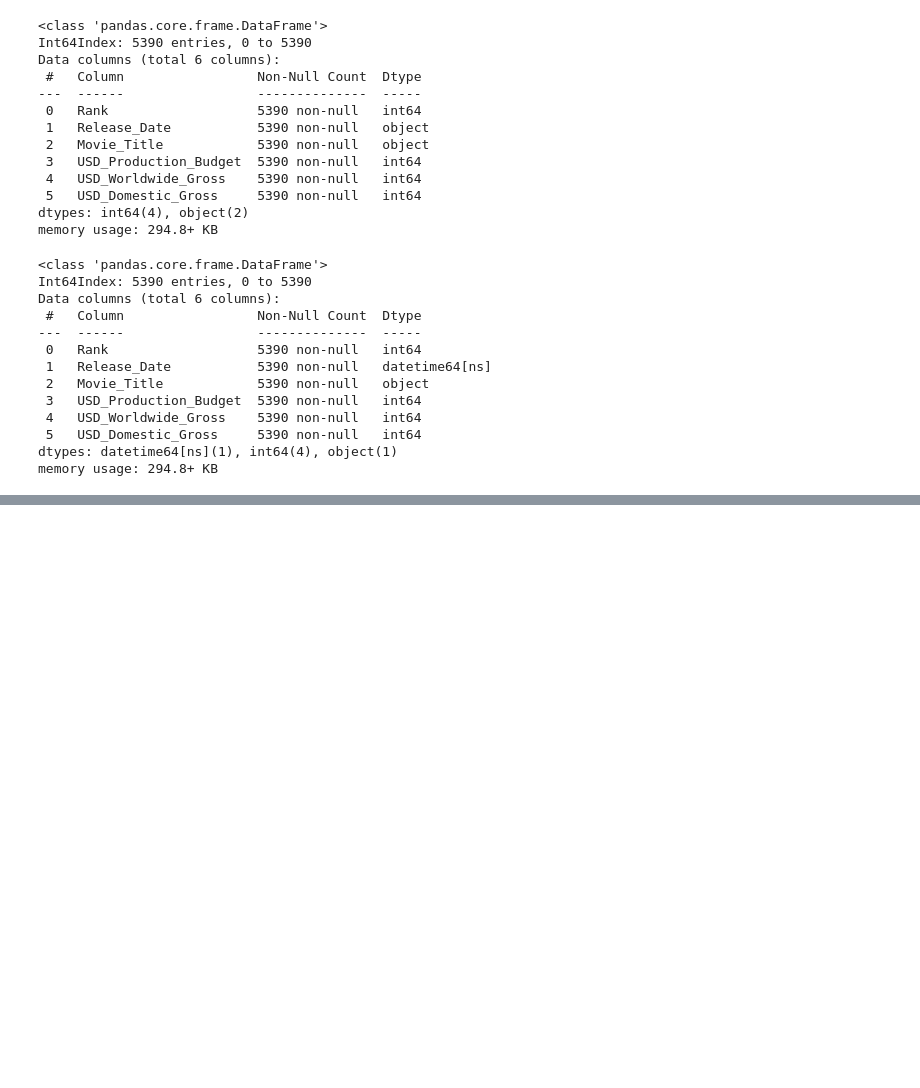
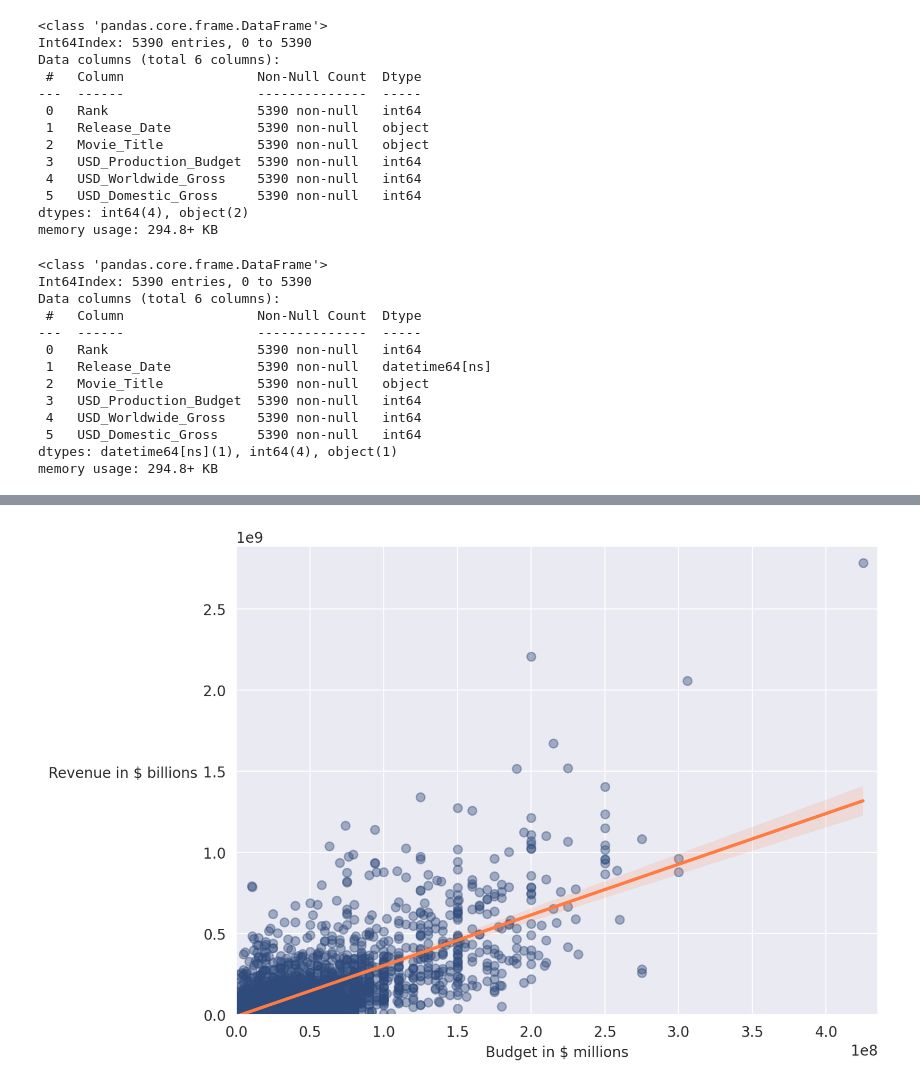
Before and after one commit to Chau-Ngoc/analyze-movie-revenue, a Jupyter notebook: analyze-movie-revenue.ipynb, the cells around one changed output, grey strips where cells are left out. Cells and saved outputs as stored; diff of their text form; code cells hidden in the pictures; blank space fills up the shorter version.

```diff
--- a/analyze-movie-revenue.ipynb
+++ b/analyze-movie-revenue.ipynb
@@ -145,0 +411,17 @@ df.sample(n=20)
+# %%
+fig = plt.figure(figsize=(8, 6), dpi=200)
+
+with sns.axes_style('darkgrid'):
+    ax = sns.regplot(data=df_new_films,
+                     x='USD_Production_Budget',
+                     y='USD_Worldwide_Gross',
+                     scatter_kws={'color': '#2f4b7c', 'alpha': 0.4},
+                     line_kws={'color': '#ff7c43'})
+    ax.set_xlim(0, df_new_films['USD_Production_Budget'].max() + 10000000)
+    ax.set_ylim(0, df_new_films['USD_Worldwide_Gross'].max() + 100000000)
+    ax.set_xlabel('Budget in $ millions')
+    ax.set_ylabel('Revenue in $ billions', rotation=0, ha='right')
+
+plt.show()
+# %% [output]
+[figure, added]
```
Also changed, not shown: parts of 46 cells of this notebook.
